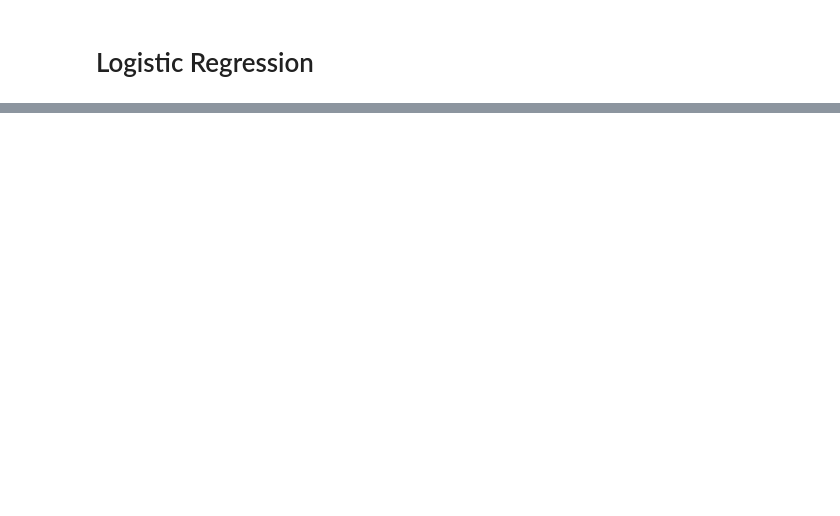
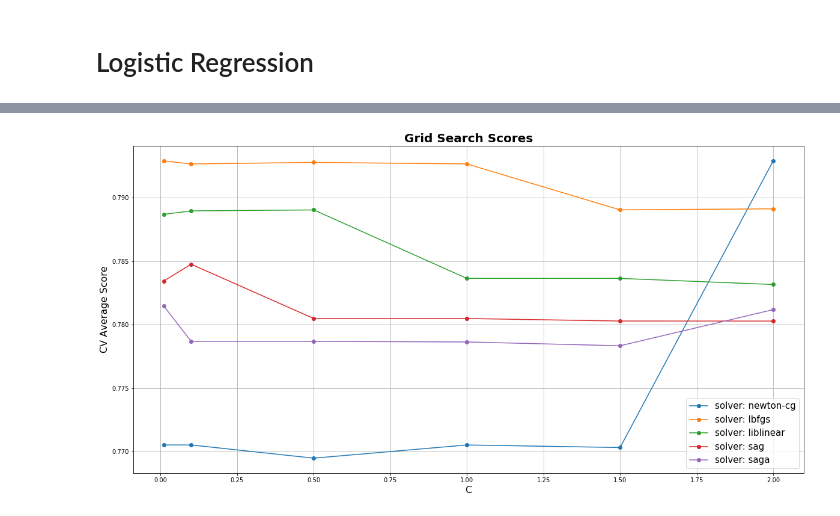
Before and after one commit to JuanJoseMV/Clinical-Trials-on-Cancer, a Jupyter notebook: Notebooks/Basic Models/Logistic Regression.ipynb, the cells around one changed output, grey strips where cells are left out. Saved outputs shown, nothing was run; the diff lists cells and outputs as text; code cells hidden in the pictures; blank space fills up the shorter version.

```diff
--- a/Notebooks/Basic Models/Logistic Regression.ipynb
+++ b/Notebooks/Basic Models/Logistic Regression.ipynb
@@ -33,3 +40,7 @@ from sklearn.linear_model import LogisticRegression
+# %%
+def saveModel(clf, name):
+    path = "../../Models/" + name + ".pkl"
+    joblib.dump(clf, "model.pkl")
 # %%
 def loadCSV(pathSamples, pathMatrix):
     df_loaded = pd.read_table(pathMatrix, sep=',')
@@ -166,0 +278,28 @@ def LRC(c, slv, impresion = False):
+# %%
+def grid_search():
+    parameters = {'C':[.01,.1,.5,1,1.5,2], 'solver':['newton-cg','lbfgs','liblinear','sag','saga']}
+    LR = LogisticRegression(max_iter=200)
+    clf = GridSearchCV(LR, parameters, scoring='f1', n_jobs=-1, return_train_score=True)
+    clf.fit(X,Y)
+
+    # Get Test Scores Mean and std for each grid search
+    scores_mean = clf.cv_results_['mean_test_score']
+    scores_mean = np.array(scores_mean).reshape(len(parameters['solver']),len(parameters['C']))
+
+    scores_sd = clf.cv_results_['std_test_score']
+    scores_sd = np.array(scores_sd).reshape(len(parameters['solver']),len(parameters['C']))
+
+    # Plot Grid search scores
+    _, ax = plt.subplots(1,1, figsize=(20, 10))
+
+    # Param1 is the X-axis, Param 2 is represented as a different curve (color line)
+    for idx, val in enumerate(parameters['solver']):
+        ax.plot(parameters['C'], scores_mean[idx,:], '-o', label= 'solver' + ': ' + str(val))
+
+    ax.set_title("Grid Search Scores", fontsize=20, fontweight='bold')
+    ax.set_xlabel('C', fontsize=16)
+    ax.set_ylabel('CV Average Score', fontsize=16)
+    ax.legend(loc="best", fontsize=15)
+    ax.grid('on')
+
+    return clf
@@ -280,0 +417,5 @@ Eficiencia 0.7826000000000001  Int_Eficiencia 0.005821034654118137  Sensibilidad
+# %%
+clf = grid_search()
+saveModel(clf_rbf, "LR_LSA_1500")
+# %% [output]
+[figure, added]
```
Also changed, not shown: parts of 24 cells of this notebook, 26 other files.
